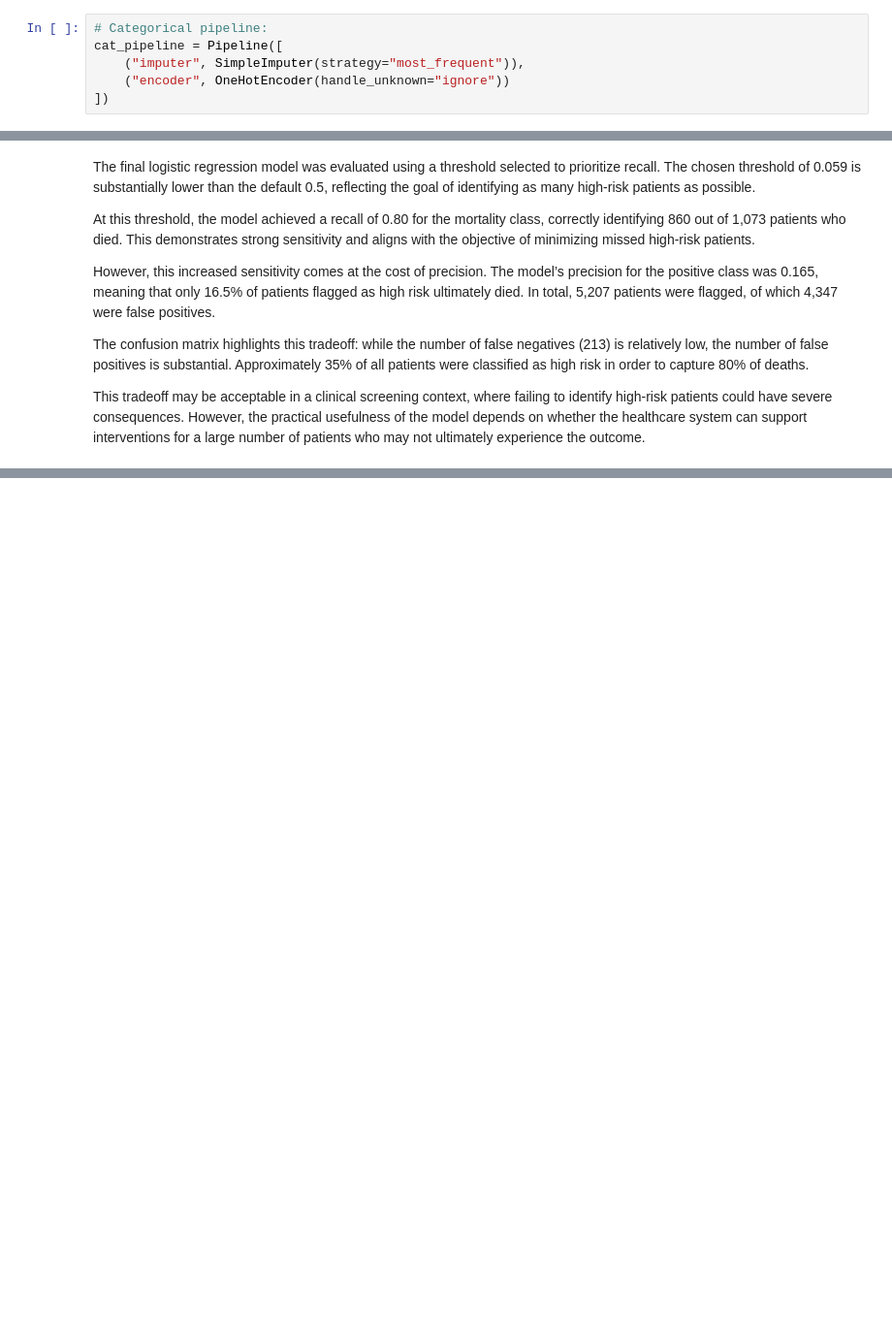
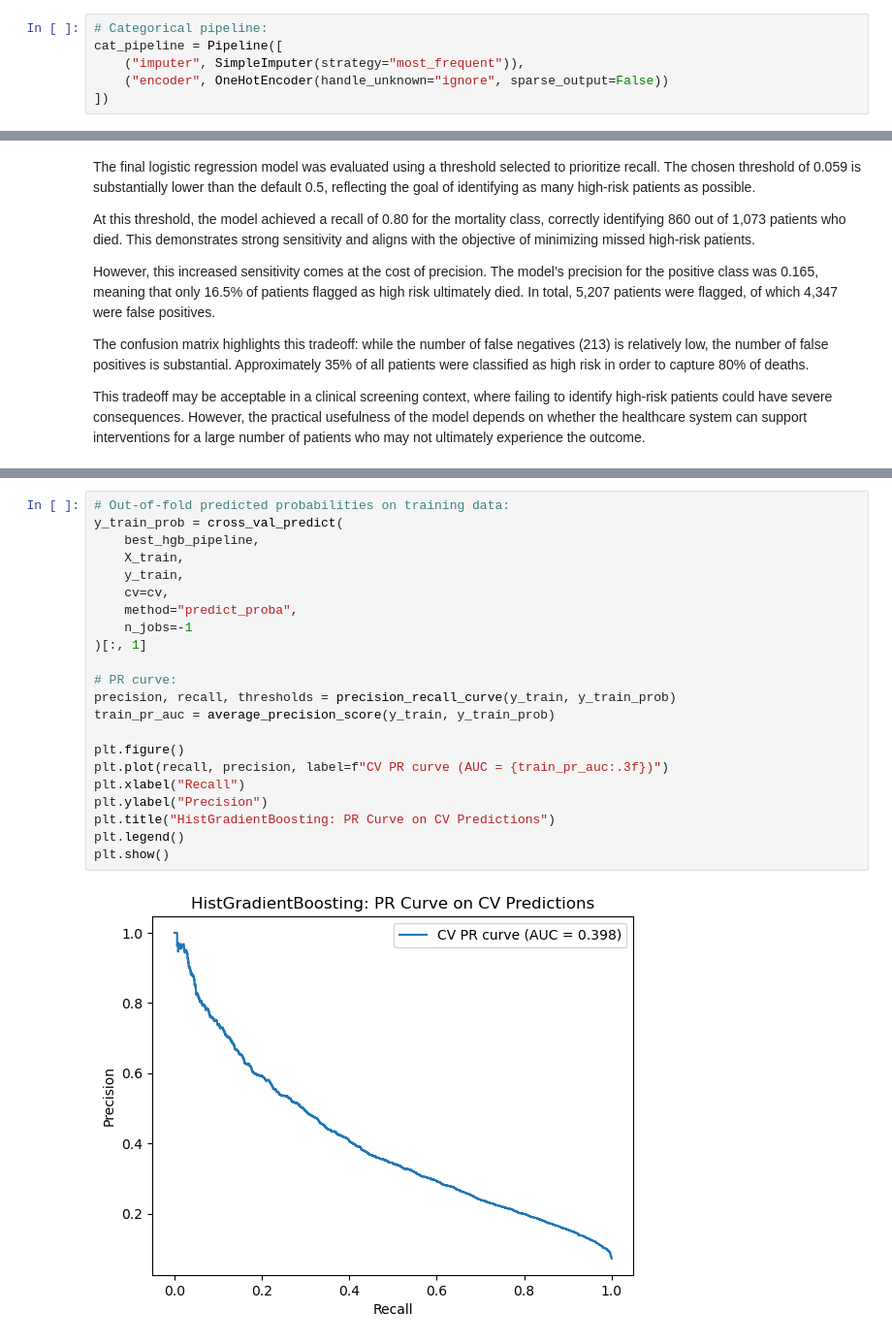
Before and after one commit to CS133-DataVisualization/term-project-team1, a Jupyter notebook: Train_Test.ipynb, the cells around one changed output, grey strips where cells are left out. Shown at 97% size. Saved outputs shown, nothing was run; the diff lists cells and outputs as text; blank space fills up the shorter version.

Commit message:
Updated train/test notebook with optional gradient boosting model for comparison.

```diff
--- a/Train_Test.ipynb
+++ b/Train_Test.ipynb
@@ -100,7 +100,7 @@ num_pipeline = Pipeline([
 # Categorical pipeline:
 cat_pipeline = Pipeline([
     ("imputer", SimpleImputer(strategy="most_frequent")),
-    ("encoder", OneHotEncoder(handle_unknown="ignore"))
+    ("encoder", OneHotEncoder(handle_unknown="ignore", sparse_output=False))
 ])
 # %%
 # Use passthrough for the boolean feature:
@@ -565,0 +618,24 @@ This tradeoff may be acceptable in a clinical screening context, where failing t
+# %%
+# Out-of-fold predicted probabilities on training data:
+y_train_prob = cross_val_predict(
+    best_hgb_pipeline,
+    X_train,
+    y_train,
+    cv=cv,
+    method="predict_proba",
+    n_jobs=-1
+)[:, 1]
+
+# PR curve:
+precision, recall, thresholds = precision_recall_curve(y_train, y_train_prob)
+train_pr_auc = average_precision_score(y_train, y_train_prob)
+
+plt.figure()
+plt.plot(recall, precision, label=f"CV PR curve (AUC = {train_pr_auc:.3f})")
+plt.xlabel("Recall")
+plt.ylabel("Precision")
+plt.title("HistGradientBoosting: PR Curve on CV Predictions")
+plt.legend()
+plt.show()
+# %% [output]
+[figure, added]
```
Also changed, not shown: parts of 12 cells of this notebook.
